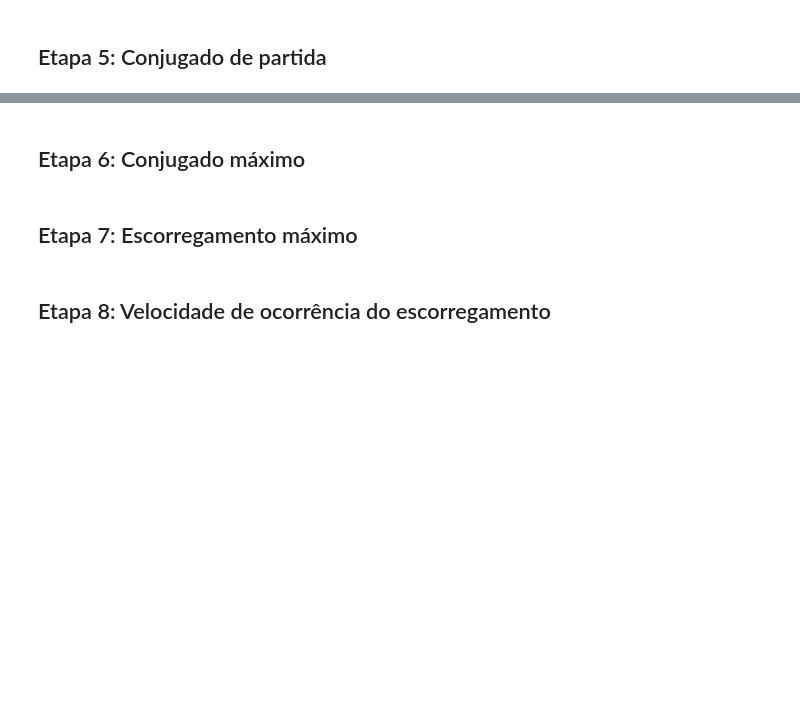
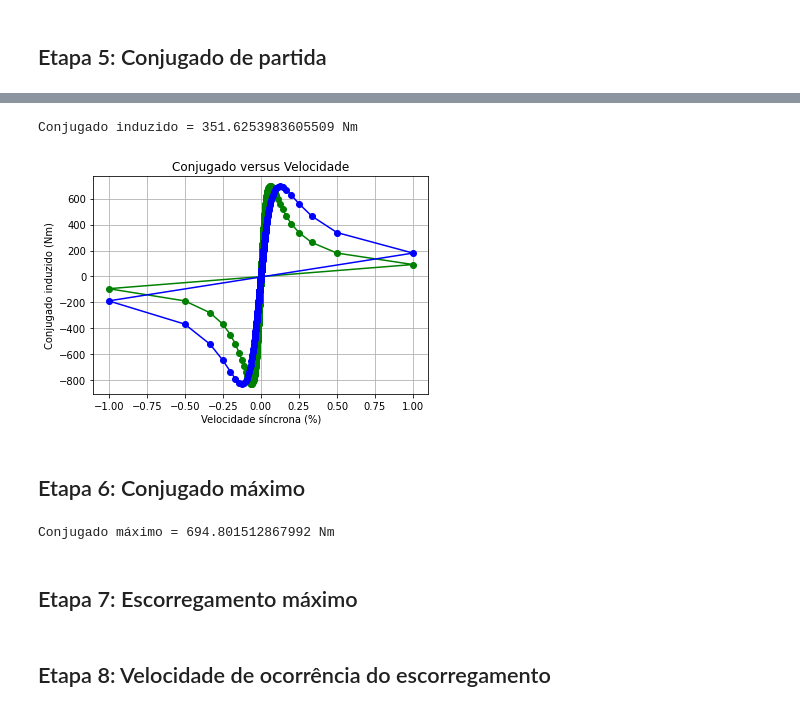
Before and after one commit to henriqueotogami/electrical-induction-motor, a Jupyter notebook: Alejandra_A1b_Maquinas_Eletricas.ipynb, the cells around one changed output, grey strips where cells are left out. Saved outputs shown, nothing was run; the diff lists cells and outputs as text; code cells hidden in the pictures; blank space fills up the shorter version.

Commit message:
Cálculo do conjugado máximo e gráfico do conjugado

```diff
--- a/Alejandra_A1b_Maquinas_Eletricas.ipynb
+++ b/Alejandra_A1b_Maquinas_Eletricas.ipynb
@@ -477,5 +440,67 @@ ModuleNotFoundError: No module named 'matplotlib'
+# %%
+import matplotlib.pyplot as plt
+import numpy as np
+
+Wsinc = (n_sinc / 9.5492)
+
+Tind = (pow((3*Vth),2) * (R2 / s)) / (Wsinc * (pow((Rth + (R2 / s)),2) + (pow((Xth + X2),2) )))
+print("\nConjugado induzido = " + str(Tind) + " Nm\n")
+
+fig1, grafico1 = plt.subplots()
+velocidadeMec1 = 0
+SlippingUp1 = []
+
+
+for escorregamento in range(-1200,1200):
+  if escorregamento != 0:
+    SlippingUp1.append(float(1 / escorregamento))
+
+
+SlippingUp1 = np.array(SlippingUp1)
+
+index = 0
+Tind1 = []
+
+for velocidadeSincrona in range(-1200,1200):
+  if velocidadeSincrona != 0:
+    slipping = float(SlippingUp1[index])
+    Tind1.append(float((pow((3*Vth),2) * (R2 / slipping)) / (Wsinc * (pow((Rth + (R2 / slipping)),2) + (pow((Xth + X2),2) )))))
+    index += 1
+
+
+Tind1 = np.array(Tind1)
+
+index = 0
+Tind2 = []
+
+for velocidadeSincrona in range(-1200,1200):
+  if velocidadeSincrona != 0:
+    slipping = float(SlippingUp1[index])
+    Tind2.append(float((pow((3*Vth),2) * ((2*R2) / slipping)) / (Wsinc * (pow((Rth + ((2*R2) / slipping)),2) + (pow((Xth + X2),2) )))))
+    index += 1
+
+
+Tind2 = np.array(Tind2)
+
+
+grafico1.plot(SlippingUp1, Tind1, color='green', marker='o', linestyle='solid')
+grafico1.plot(SlippingUp1, Tind2, color='blue', marker='o', linestyle='solid')
+
+grafico1.set(xlabel='Velocidade síncrona (%)', ylabel='Conjugado induzido (Nm)',
+       title='Conjugado versus Velocidade')
+grafico1.grid()
+
+fig1.savefig("test.png")
+plt.show()
+# %% [output]
+Conjugado induzido = 351.6253983605509 Nm
+[figure, added]
 # %% [markdown]
 ## Etapa 6: Conjugado máximo
+# %%
+print("\nConjugado máximo = " + str(np.amax(Tind2)) + " Nm")
+# %% [output]
+Conjugado máximo = 694.801512867992 Nm
 # %% [markdown]
 ## Etapa 7: Escorregamento máximo
 # %% [markdown]
```
Also changed, not shown: parts of 5 cells of this notebook.
